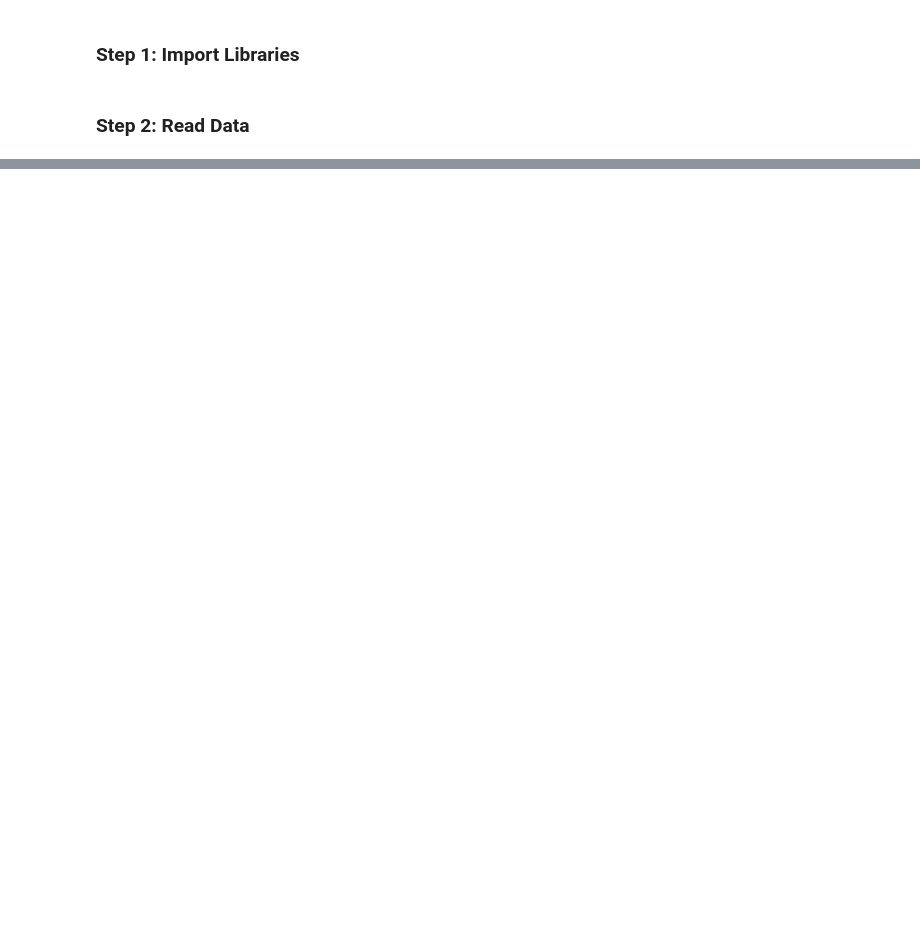
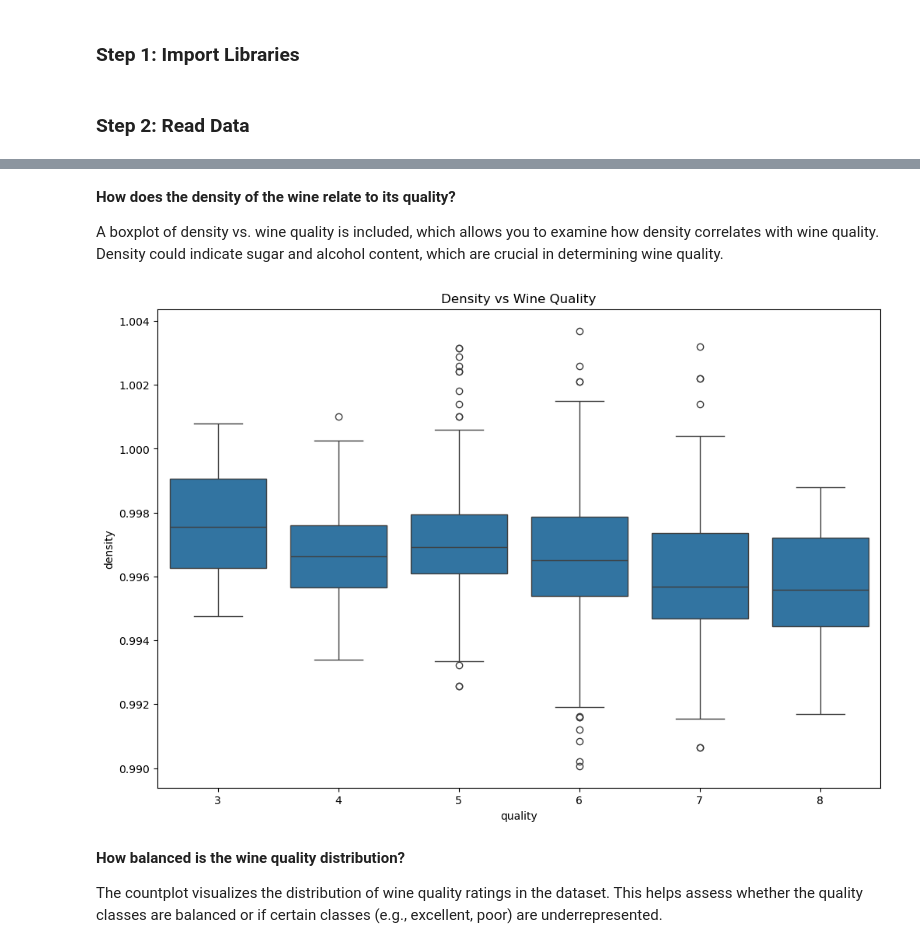
Before and after one commit to MiltonGreat/Wine-Quality, a Jupyter notebook: Wine Quality.ipynb, the cells around one changed output, grey strips where cells are left out. Cells and saved outputs as stored; diff of their text form; code cells hidden in the pictures; blank space fills up the shorter version.

```diff
--- a/Wine Quality.ipynb
+++ b/Wine Quality.ipynb
@@ -130,0 +230,16 @@ Name: count, dtype: int64
+# %% [markdown]
+**How does the density of the wine relate to its quality?**
+
+A boxplot of density vs. wine quality is included, which allows you to examine how density correlates with wine quality. Density could indicate sugar and alcohol content, which are crucial in determining wine quality.
+# %%
+## 4. Density vs Wine Quality
+plt.figure(figsize=(12, 8))
+sns.boxplot(x='quality', y='density', data=df_imputed)
+plt.title("Density vs Wine Quality")
+plt.show()
+# %% [output]
+[figure, added]
+# %% [markdown]
+**How balanced is the wine quality distribution?**
+
+The countplot visualizes the distribution of wine quality ratings in the dataset. This helps assess whether the quality classes are balanced or if certain classes (e.g., excellent, poor) are underrepresented.
```
Also changed, not shown: parts of 37 cells of this notebook.
